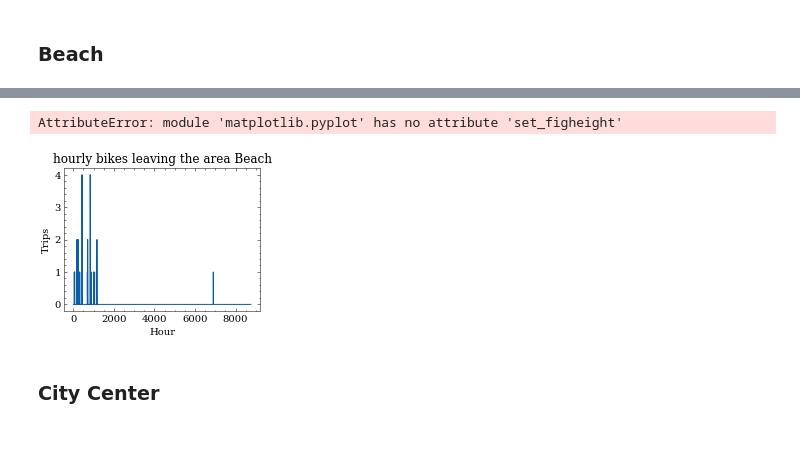
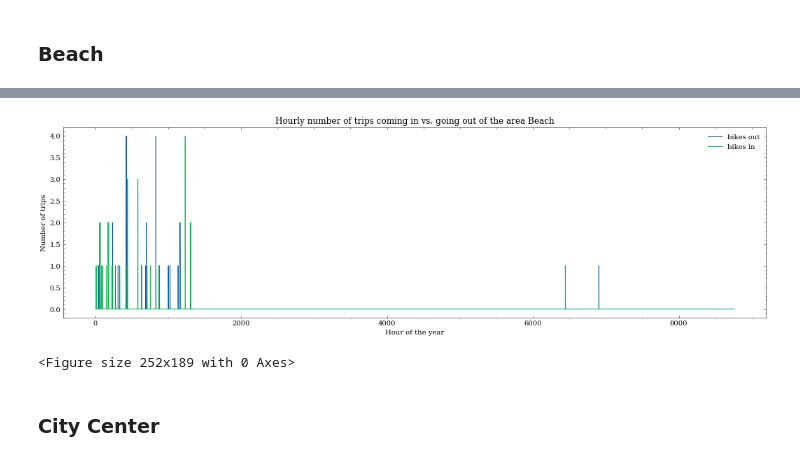
Before and after one commit to lzaruchas/grosse_maedchengruppe_AA2022, a Jupyter notebook: Lenas_Workspace/KPI coverage.ipynb, the cells around one changed output, grey strips where cells are left out. Saved outputs shown, nothing was run; the diff lists cells and outputs as text; code cells hidden in the pictures.

```diff
--- a/Lenas_Workspace/KPI coverage.ipynb
+++ b/Lenas_Workspace/KPI coverage.ipynb
@@ -21,3 +34,4 @@ import itertools
 # %%
-# import data
-df = pd.read_csv("la_incl_coordinates.csv", parse_dates=["start_time","end_time"],low_memory=False)
+# adding end station coordinates to dataframe
+df_2 = df_1.merge(station_df[['station_name','ziped_coords']], how = 'left', left_on = ['end_station_name'], right_on = ['station_name'])
+df_2.rename(columns = {'ziped_coords':'end_coords'}, inplace = True)
@@ -240,10 +222,0 @@ beach_coverage = beach_cov1.fillna(0)
-# %%
-beach_coverage['hour of the year']=beach_coverage.index
-beach_coverage.plot.bar(x='hour of the year',
-                        y=['bikes in','bikes out'],
-                     rot=0,
-                     figsize=(15,5),
-                     title='Hourly number of bikes in vs. bikes out (Beach)',
-                     xlabel='Hour',
-                     ylabel='Number of bikes',
-                     fontsize='large')
@@ -263,12 +223,18 @@ Locator attempting to generate 43800 ticks ([-0.4, ..., 8759.400000000001]), whi
-# %%
-plt.plot(beach_coverage.index, beach_coverage["bikes out"], label='bikes out',)
-plt.title('hourly bikes leaving the area Beach')
-plt.ylabel('Trips')
-plt.xlabel('Hour')
-plt.show()
-# %% [output]
-AttributeError: module 'matplotlib.pyplot' has no attribute 'set_figheight'
-[figure, removed]
+# %%
+# plot hourly number of trips in vs. out of the area
+plt.figure(figsize = (18,5))
+plt.plot(beach_coverage.index, beach_coverage["bikes out"], label='bikes out')
+plt.plot(beach_coverage.index, beach_coverage["bikes in"], label='bikes in')
+plt.title('Hourly number of trips coming in vs. going out of the area Beach')
+plt.ylabel('Number of trips')
+plt.xlabel('Hour of the year')
+plt.legend()
+plt.show()
+
+plt.savefig("Beach in vs. out.png")
+# %% [output]
+[figure, added]
+<Figure size 252x189 with 0 Axes>
 # %% [markdown]
 ### City Center
 # %%
```
Also changed, not shown: parts of 17 cells of this notebook, 6 other files.
